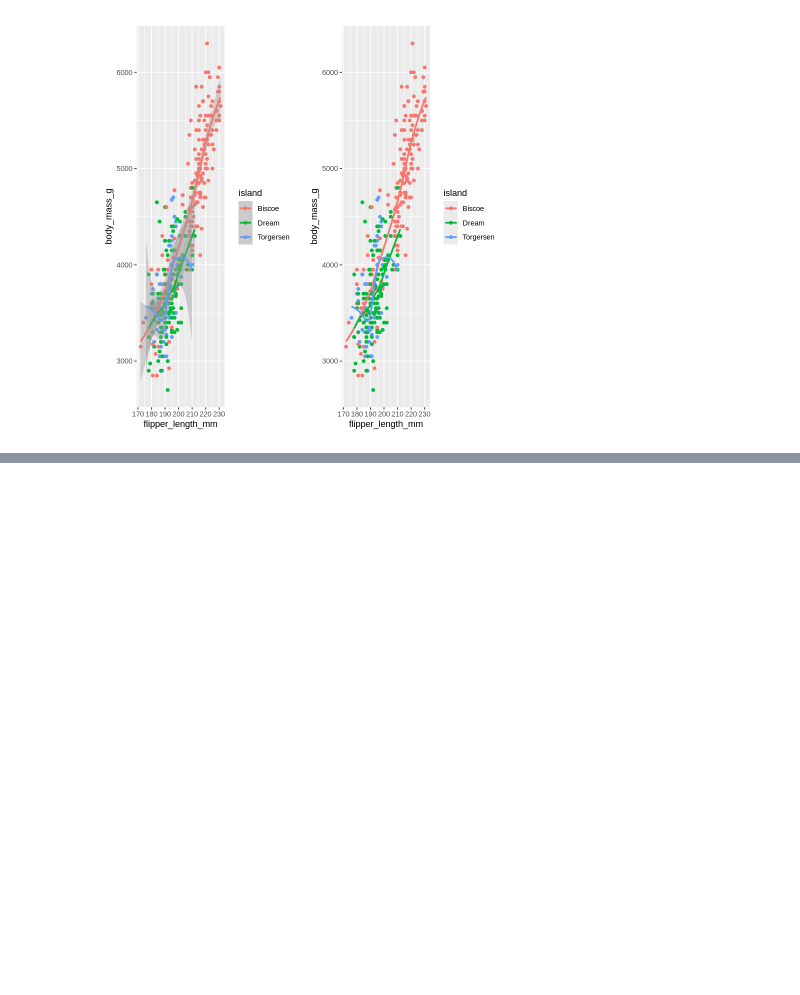
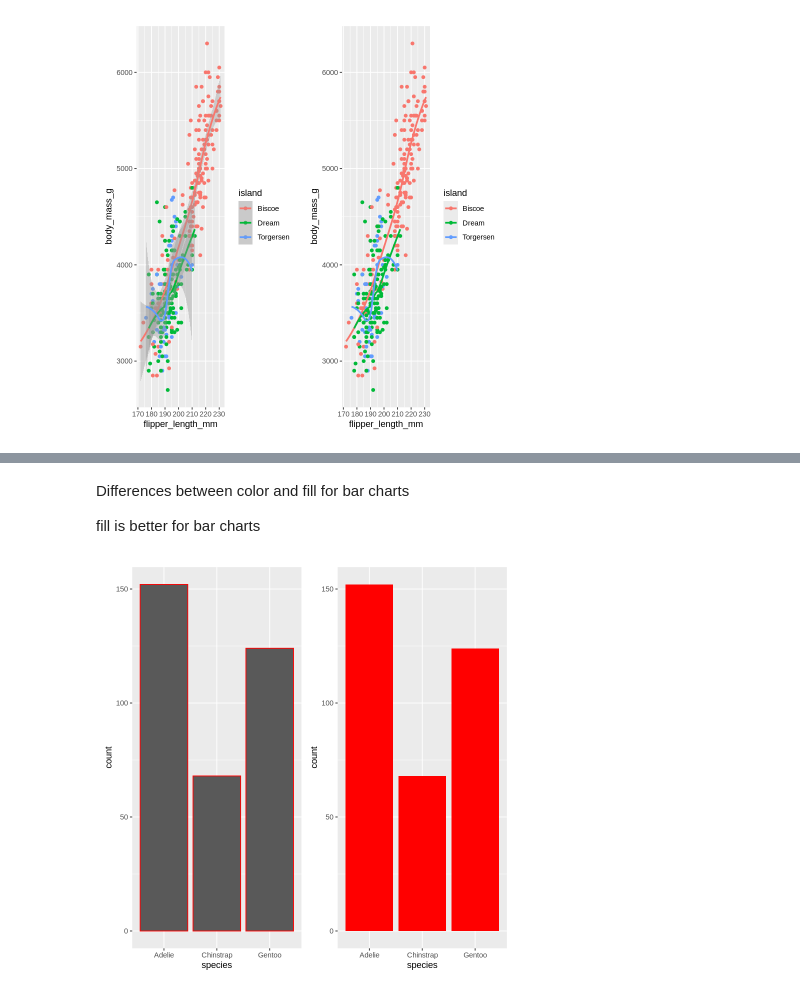
Before and after one commit to glennnoronha/R, a Jupyter notebook: data_visualization.ipynb, the cells around one changed output, grey strips where cells are left out. Saved outputs shown, nothing was run; the diff lists cells and outputs as text; code cells hidden in the pictures; blank space fills up the shorter version.

```diff
--- a/data_visualization.ipynb
+++ b/data_visualization.ipynb
@@ -259,0 +288,14 @@ Warning message:
+# %% [markdown]
+Differences between color and fill for bar charts <br>
+
+fill is better for bar charts
+# %%
+color_bar <- ggplot(penguins, aes(x = species)) +
+  geom_bar(color = "red")
+
+fill_bar <- ggplot(penguins, aes(x = species)) +
+  geom_bar(fill = "red")
+
+color_bar + fill_bar
+# %% [output]
+[figure, added]
```
Also changed, not shown: parts of 17 cells of this notebook.
